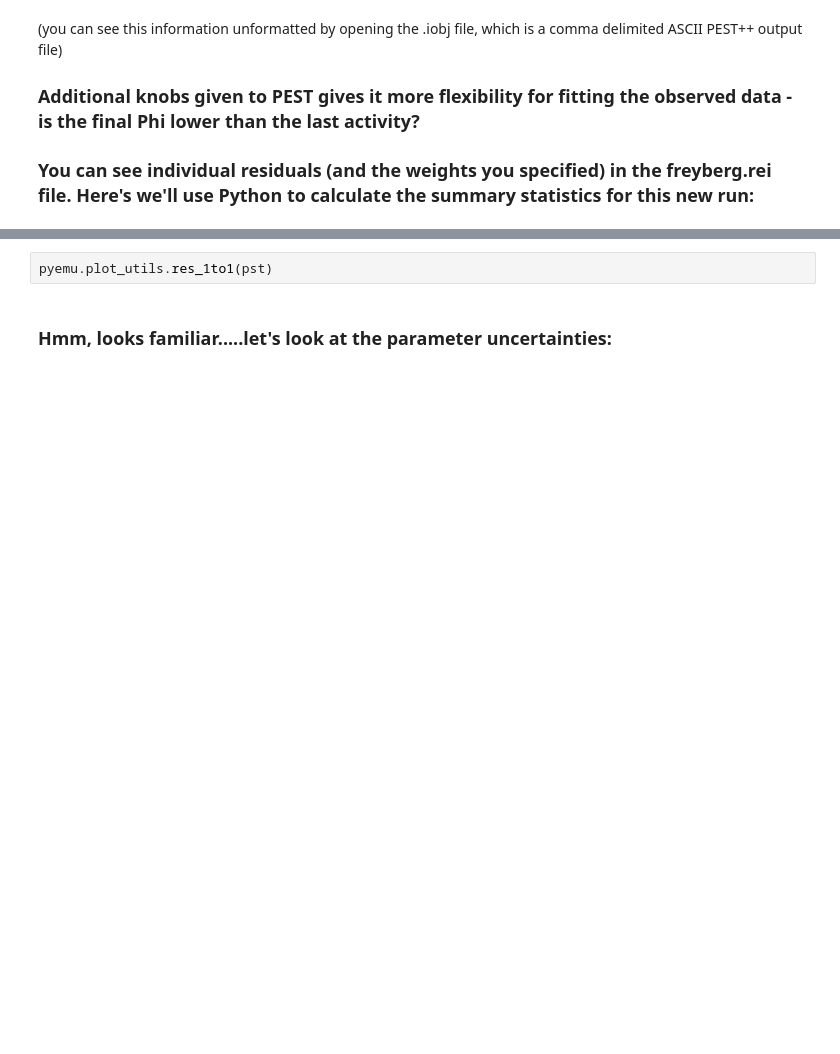
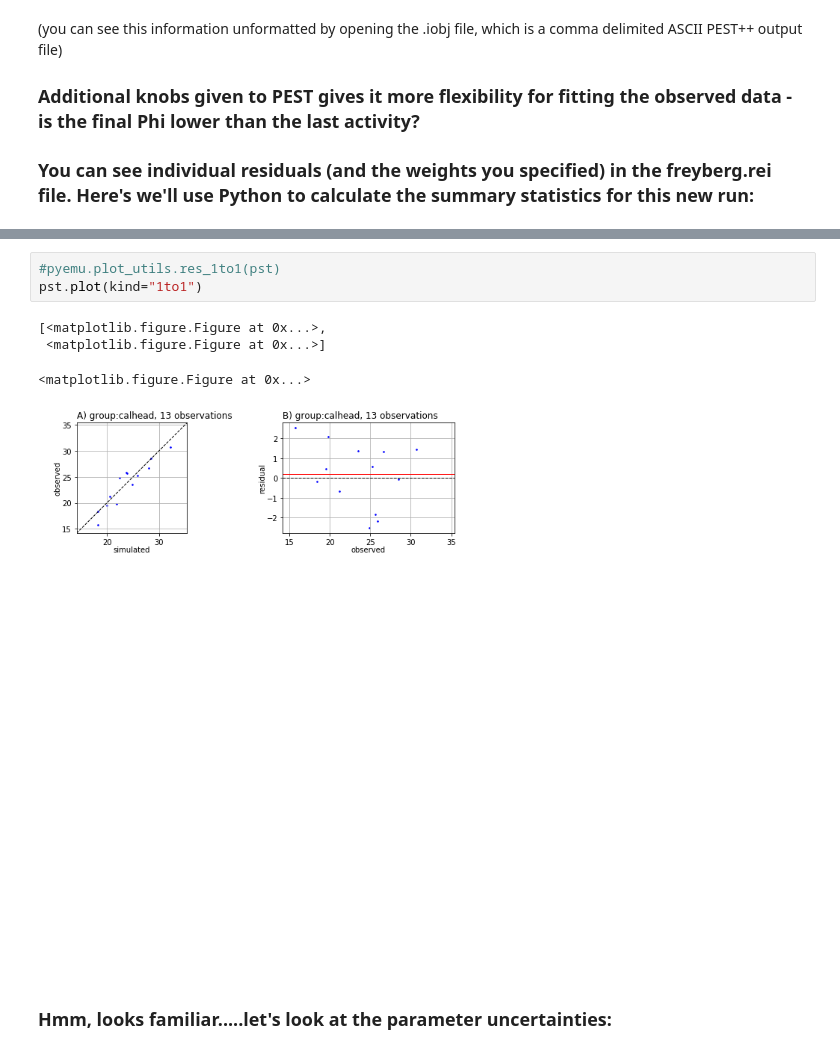
Before and after one commit to mnfienen/GW1876, a Jupyter notebook: activities/freyberg_k_and_r/freyberg_k_and_r.ipynb, the cells around one changed output, grey strips where cells are left out. Cells and saved outputs as stored; diff of their text form; blank space fills up the shorter version.

```diff
--- a/activities/freyberg_k_and_r/freyberg_k_and_r.ipynb
+++ b/activities/freyberg_k_and_r/freyberg_k_and_r.ipynb
@@ -115,5 +191,11 @@ pst.res.loc[pst.nnz_obs_names,:]
 # %%
-pyemu.plot_utils.res_1to1(pst)
+#pyemu.plot_utils.res_1to1(pst)
+pst.plot(kind="1to1")
+# %% [output]
+[<matplotlib.figure.Figure at 0x...>,
+ <matplotlib.figure.Figure at 0x...>]
+<matplotlib.figure.Figure at 0x...>
+[figure, added]
 # %% [markdown]
 ### Hmm, looks familiar.....let's look at the parameter uncertainties:
 # %%
```
Also changed, not shown: parts of 15 cells of this notebook, 6 other files.
